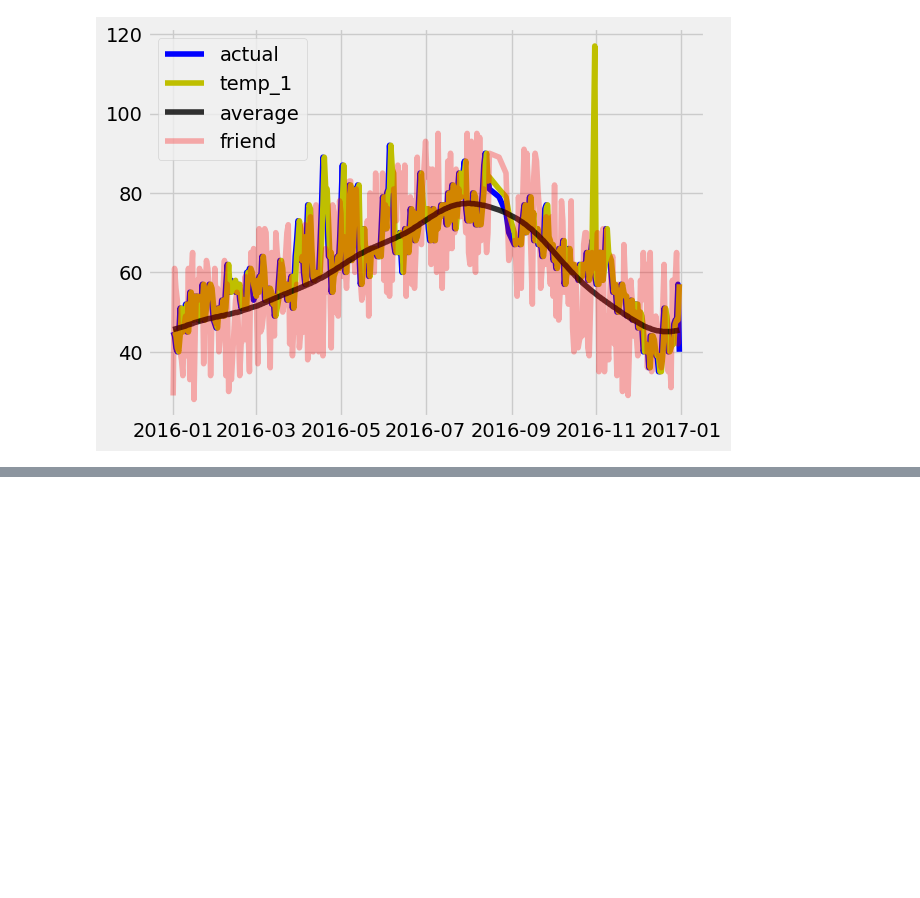
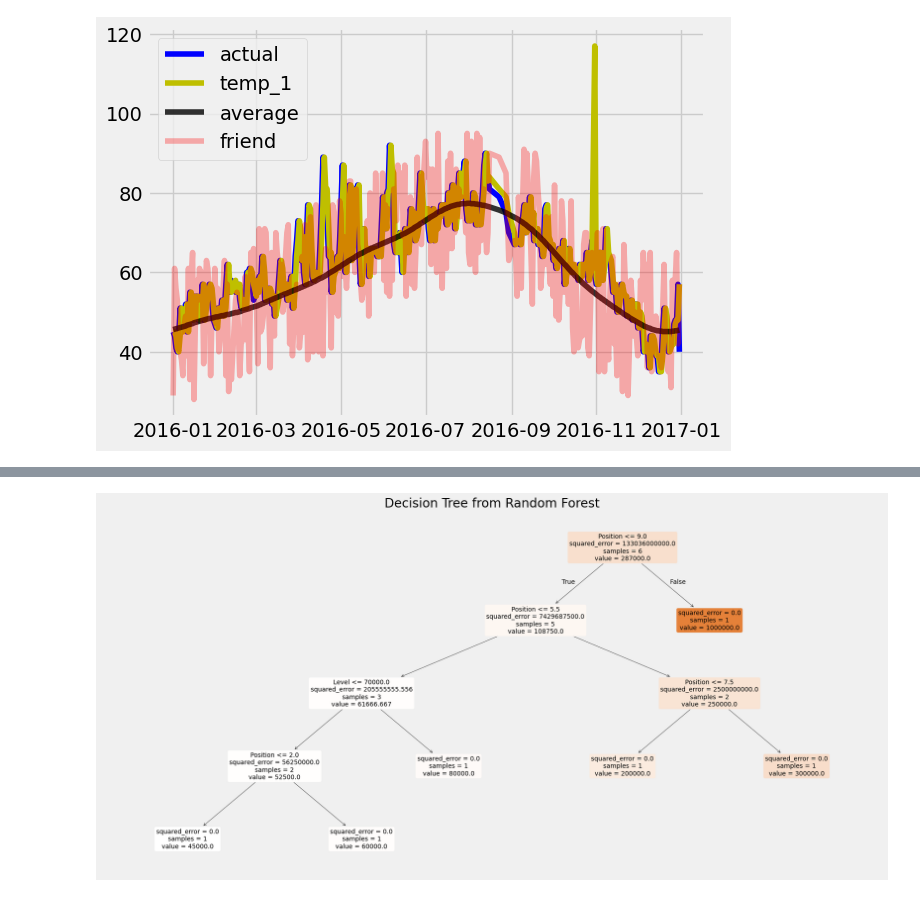
Before and after one commit to HafizAQ/ML_Practices, a Jupyter notebook: RandomForest_Classification_Regression.ipynb, the cells around one changed output, grey strips where cells are left out. Cells and saved outputs as stored; diff of their text form; code cells hidden in the pictures; blank space fills up the shorter version.

```diff
--- a/RandomForest_Classification_Regression.ipynb
+++ b/RandomForest_Classification_Regression.ipynb
@@ -308,0 +425,17 @@ ValueError: rotation must be 'vertical', 'horizontal' or a number, not 60
+# %%
+#7) Visualizing a Single Decision Tree from the Random Forest Model
+
+from sklearn.tree import plot_tree
+import matplotlib.pyplot as plt
+
+# Assuming regressor is your trained Random Forest model
+# Pick one tree from the forest, e.g., the first tree (index 0)
+tree_to_plot = regressor.estimators_[0]
+
+# Plot the decision tree
+plt.figure(figsize=(20, 10))
+plot_tree(tree_to_plot, feature_names=df.columns.tolist(), filled=True, rounded=True, fontsize=10)
+plt.title("Decision Tree from Random Forest")
+plt.show()
+# %% [output]
+[figure, added]
```
Also changed, not shown: parts of 10 cells of this notebook.
